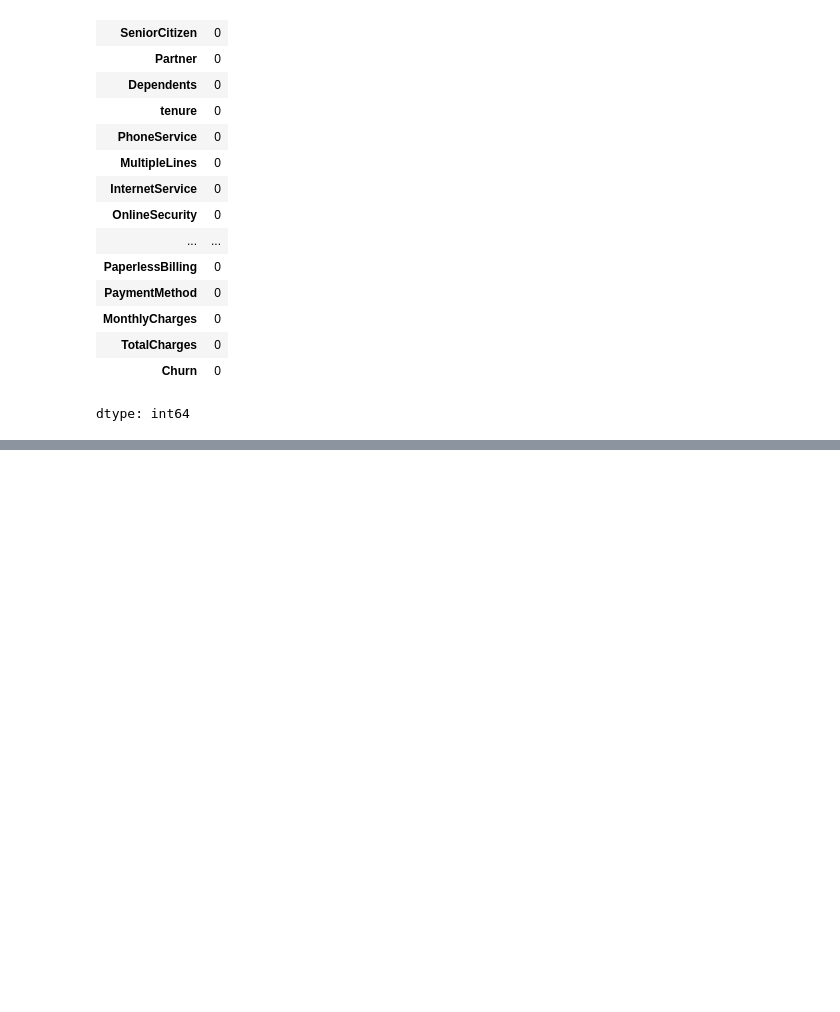
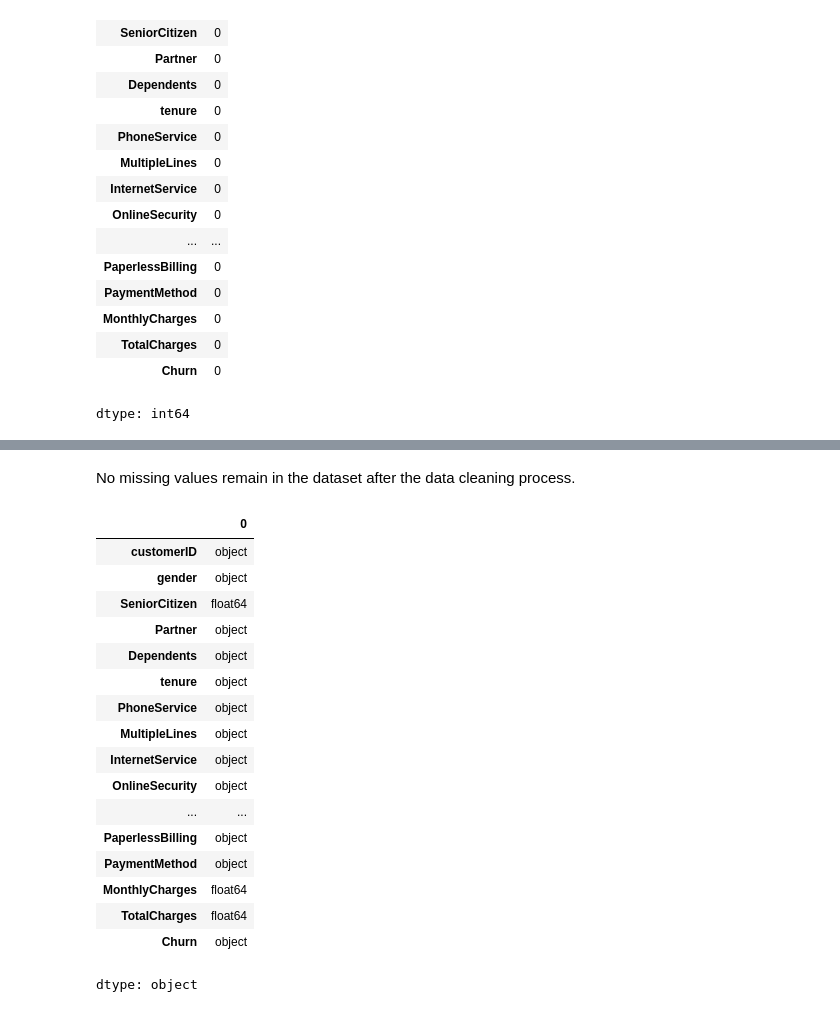
Before and after one commit to anujsh2004/Anuj-Sharma, a Jupyter notebook: EDA_23BDS0164.ipynb, the cells around one changed output, grey strips where cells are left out. Saved outputs shown, nothing was run; the diff lists cells and outputs as text; code cells hidden in the pictures; blank space fills up the shorter version.

Commit message:
4. Data Cleaning

```diff
--- a/EDA_23BDS0164.ipynb
+++ b/EDA_23BDS0164.ipynb
@@ -314,0 +346,4 @@ dtype: int64
+# %%
+# Removing Leading and Trailing Spaces from Column Names
+
+df.columns = df.columns.str.strip()
@@ -314,0 +373,2 @@ dtype: int64
+# %% [markdown]
+No missing values remain in the dataset after the data cleaning process.
@@ -314,0 +377,23 @@ dtype: int64
+# %%
+# Displaying Data Types to confirm there is no incorrect data types.
+
+df.dtypes
+# %% [output]
+|  | 0 |
+| customerID | object |
+| gender | object |
+| SeniorCitizen | float64 |
+| Partner | object |
+| Dependents | object |
+| tenure | object |
+| PhoneService | object |
+| MultipleLines | object |
+| InternetService | object |
+| OnlineSecurity | object |
+| ... | ... |
+| PaperlessBilling | object |
+| PaymentMethod | object |
+| MonthlyCharges | float64 |
+| TotalCharges | float64 |
+| Churn | object |
+dtype: object
```
Also changed, not shown: parts of 9 cells of this notebook.
